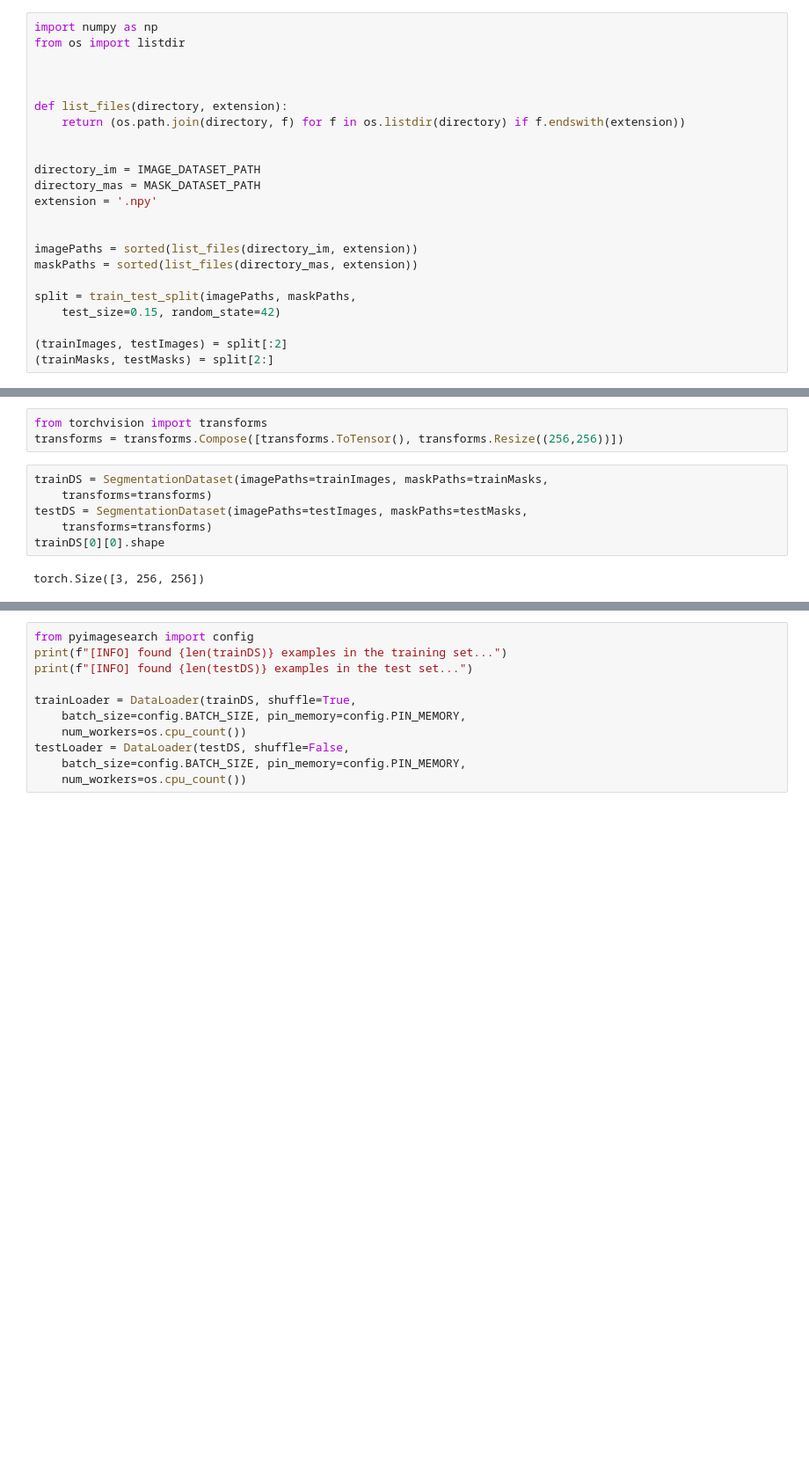
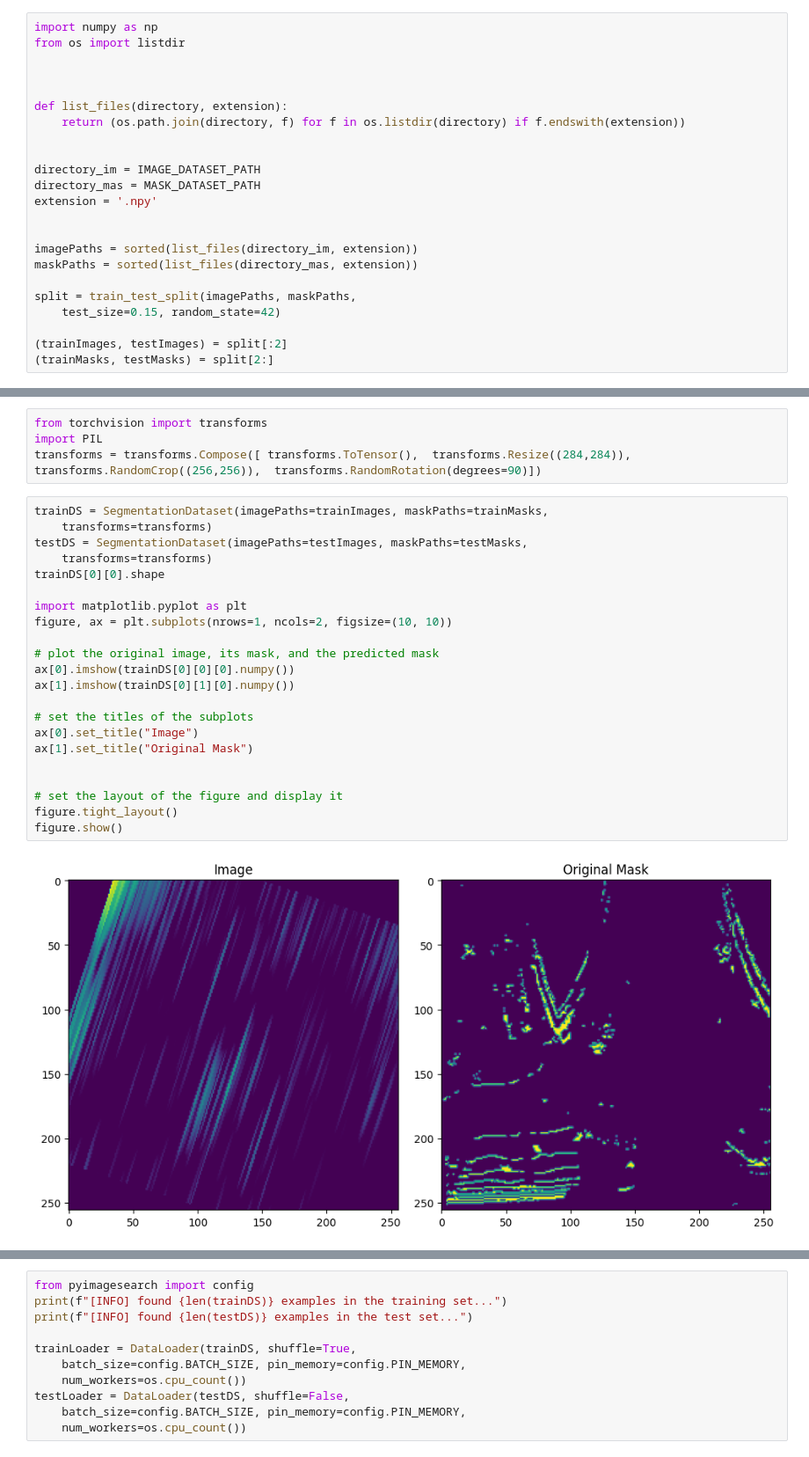
Before and after one commit to cpsl-research/radar-dev, a Jupyter notebook: examples/PyTorch_tutorial/Test1.ipynb, the cells around one changed output, grey strips where cells are left out. Shown at 88% size. Drawn from its saved outputs; the diff is of its cells as text; blank space fills up the shorter version.

Commit message:
updating test1

```diff
--- a/examples/PyTorch_tutorial/Test1.ipynb
+++ b/examples/PyTorch_tutorial/Test1.ipynb
@@ -108,11 +114,28 @@ split = train_test_split(imagePaths, maskPaths,
 # %%
 from torchvision import transforms
-transforms = transforms.Compose([transforms.ToTensor(), transforms.Resize((256,256))])
+import PIL
+transforms = transforms.Compose([ transforms.ToTensor(),  transforms.Resize((284,284)), transforms.RandomCrop((256,256)),  transforms.RandomRotation(degrees=90)])
-# %%
-trainDS = SegmentationDataset(imagePaths=trainImages, maskPaths=trainMasks,
-	transforms=transforms)
-testDS = SegmentationDataset(imagePaths=testImages, maskPaths=testMasks,
-    transforms=transforms)
-trainDS[0][0].shape
-# %% [output]
-torch.Size([3, 256, 256])
+# %%
+trainDS = SegmentationDataset(imagePaths=trainImages, maskPaths=trainMasks,
+	transforms=transforms)
+testDS = SegmentationDataset(imagePaths=testImages, maskPaths=testMasks,
+    transforms=transforms)
+trainDS[0][0].shape
+
+import matplotlib.pyplot as plt
+figure, ax = plt.subplots(nrows=1, ncols=2, figsize=(10, 10))
+
+# plot the original image, its mask, and the predicted mask
+ax[0].imshow(trainDS[0][0][0].numpy())
+ax[1].imshow(trainDS[0][1][0].numpy())
+
+# set the titles of the subplots
+ax[0].set_title("Image")
+ax[1].set_title("Original Mask")
+
+
+# set the layout of the figure and display it
+figure.tight_layout()
+figure.show()
+# %% [output]
+[figure, added]
```
Also changed, not shown: parts of 19 cells of this notebook.
